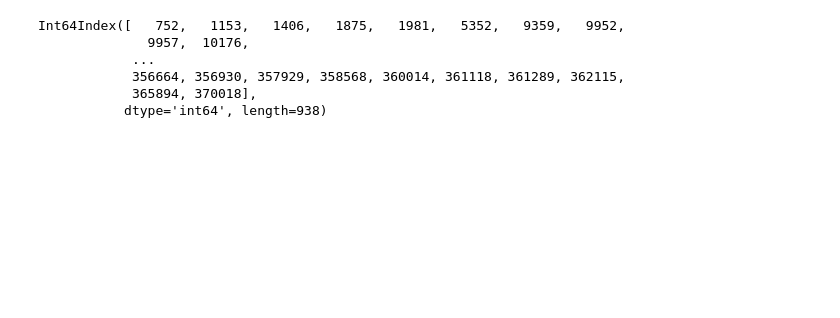
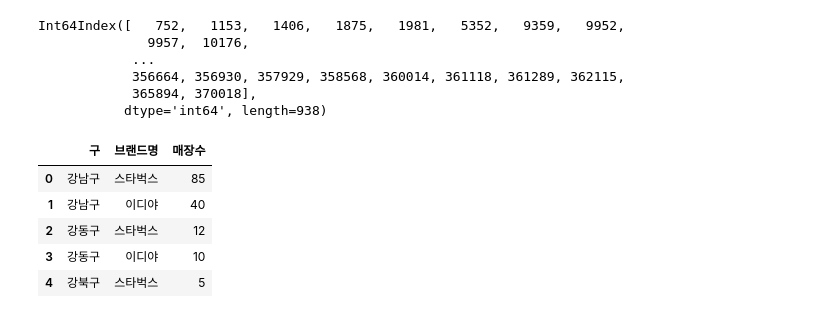
Before and after one commit to kimberlyydanij/python_demo, a Jupyter notebook: python_27_상권분석.ipynb, the cells around one changed output. Cells and saved outputs as stored; diff of their text form; code cells hidden in the pictures; blank space fills up the shorter version.

```diff
--- a/python_27_상권분석.ipynb
+++ b/python_27_상권분석.ipynb
@@ -370,3 +366,15 @@ Int64Index([   752,   1153,   1406,   1875,   1981,   5352,   9359,   9952,
 map
 # %%
 map.save('./pdsample/df_coffee.html')
+# %%
+### 서울시 구 별 스타벅스, 이디야 수
+df_coffee_brand = pd.DataFrame(df_coffee_star_edi.groupby(['시군구명','브랜드명'])['상호명'].count()).reset_index()
+df_coffee_brand.columns = ['구', '브랜드명', '매장수']
+df_coffee_brand.head()
+# %% [output]
+|  | 구 | 브랜드명 | 매장수 |
+| 0 | 강남구 | 스타벅스 | 85 |
+| 1 | 강남구 | 이디야 | 40 |
+| 2 | 강동구 | 스타벅스 | 12 |
+| 3 | 강동구 | 이디야 | 10 |
+| 4 | 강북구 | 스타벅스 | 5 |
```
Also changed, not shown: parts of 13 cells of this notebook.
